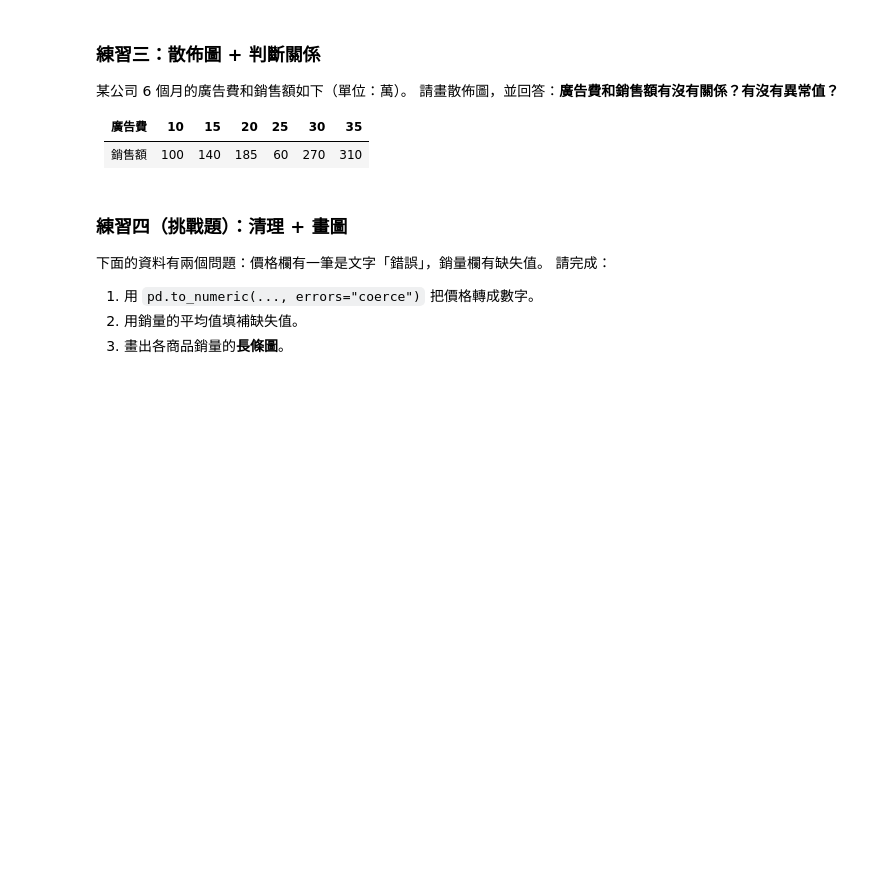
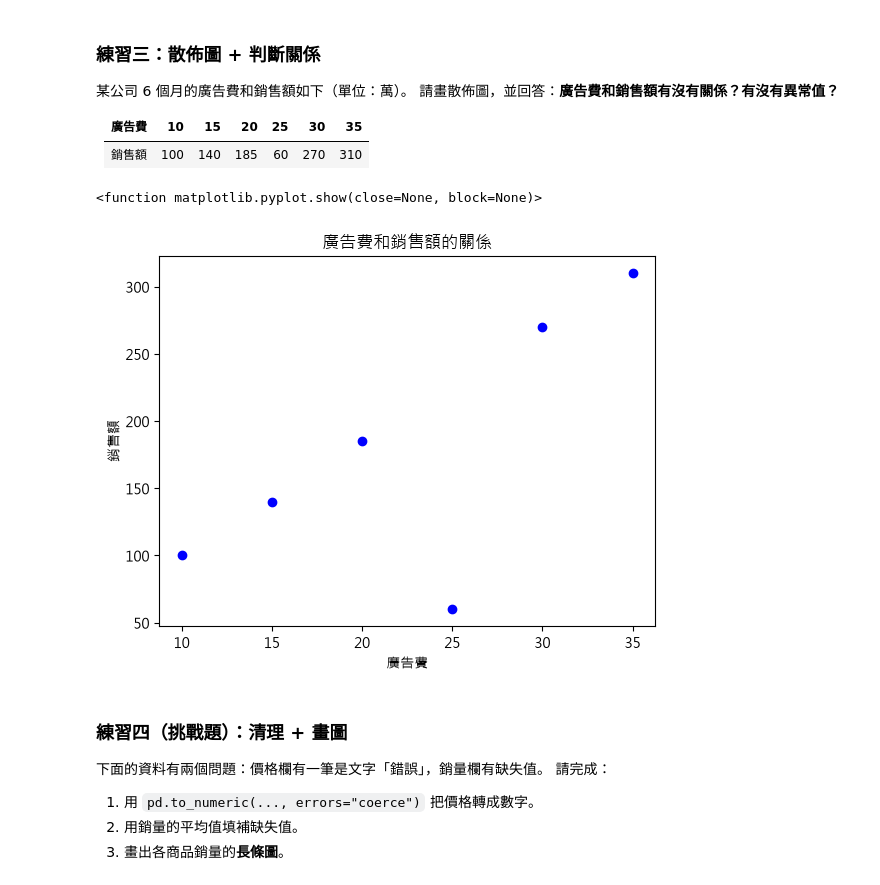
Before and after one commit to finnySun/Machine_learning, a Jupyter notebook: Step2_Build_a_machine_learning_model/lesson7_資料視覺化.ipynb, the cells around one changed output. Cells and saved outputs as stored; diff of their text form; code cells hidden in the pictures; blank space fills up the shorter version.

```diff
--- a/Step2_Build_a_machine_learning_model/lesson7_資料視覺化.ipynb
+++ b/Step2_Build_a_machine_learning_model/lesson7_資料視覺化.ipynb
@@ -438,6 +498,18 @@ plt.show()
 | 銷售額 | 100 | 140 | 185 | 60 | 270 | 310 |
 # %%
 # 練習三：在這裡寫你的程式
+
+advertise = [10, 15, 20, 25, 30, 35]
+money = [100, 140, 185, 60, 270, 310]
+
+plt.scatter(advertise, money, color = "blue")
+plt.title("廣告費和銷售額的關係")
+plt.xlabel("廣告費")
+plt.ylabel("銷售額")
+plt.show
+# %% [output]
+<function matplotlib.pyplot.show(close=None, block=None)>
+[figure, added]
 # %%
 # 練習三 參考解答
 ad = [10, 15, 20, 25, 30, 35]
```
Also changed, not shown: parts of 17 cells of this notebook, 3 other files.
